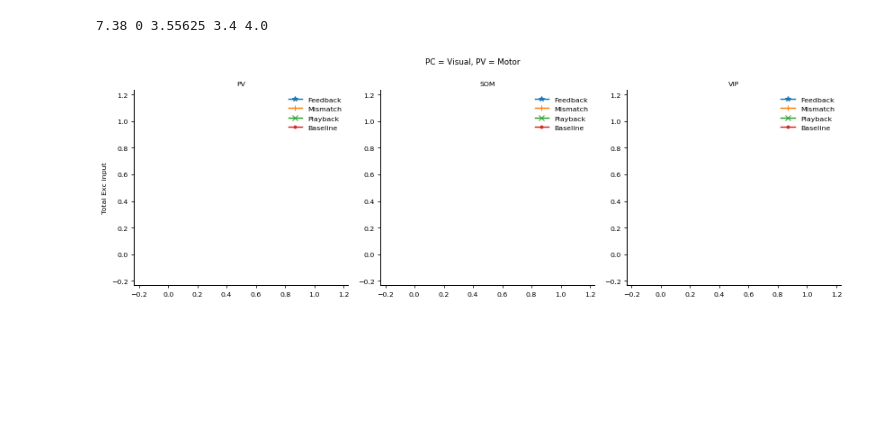
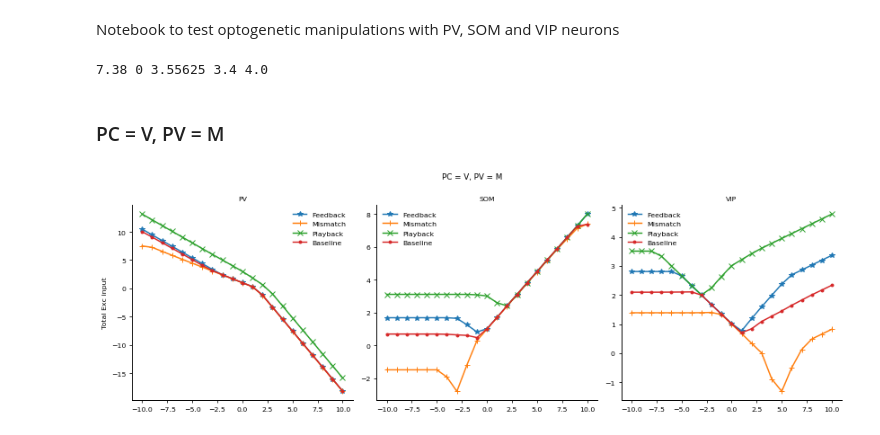
Before and after one commit to ParvN/Positive-prediction-error-circuit, a Jupyter notebook: Optogenetic_manipulations.ipynb, the cells around one changed output. Drawn from its saved outputs; the diff is of its cells as text; code cells hidden in the pictures; blank space fills up the shorter version.

Commit message:
update optogen notebook to add different configurations of input and  their results

```diff
--- a/Optogenetic_manipulations.ipynb
+++ b/Optogenetic_manipulations.ipynb
@@ -1,3 +1,5 @@
+# %% [markdown]
+Notebook to test optogenetic manipulations with PV, SOM and VIP neurons
 # %%
 import numpy as np
 import math
@@ -90,7 +92,7 @@ eta_dict['η3'] = 1e-7
 eta_dict['η4'] = 1e-7
 
 flag_dict['test'] = 1
-flag_dict['opto_gen'] = 0
+flag_dict['opto_gen'] = 1
 flag_dict['neuron_flag'] = 0
 flag_dict['opto_val'] = 0
 # %% [output]
@@ -98,43 +105,37 @@ flag_dict['opto_val'] = 0
+# %% [markdown]
+### PC = V, PV = M
 # %%
+stim_dict['Ve']     = 1
+stim_dict['Vp']     = 0
+stim_dict['Mp']     = 1
+
 opt_vals = np.arange(-10,11,1)
 neuron_flags = [0,1,2]
-x = 10000
+x = 200
 op_array = np.zeros((4,len(neuron_flags),len(opt_vals)))
 for i in range(len(opt_vals)):
     test=True
     opto_gen = True
     opto_val = opt_vals[i]
+
     flag_dict['opto_val'] = opto_val
     for j in range(len(neuron_flags)):
+        flag_dict['neuron_flag'] = neuron_flags[j]
         rates,weights = Simulate(weight_dict, neurons_dict, rates_dict, stim_dict, eta_dict, flag_dict, stim_params, fixed_inp, rates, weights)
-        I_e = rates['Ie']
-        Ie = np.mean(I_e,axis=1)
+        Ie = rates['Ie']
+
         fb_mean = np.mean(Ie[x:2*x])
         mm_mean = np.mean(Ie[3*x:4*x])
         pb_mean = np.mean(Ie[5*x:6*x])
         bl_mean = (np.mean(Ie[0:x])+np.mean(Ie[2*x:3*x])+np.mean(Ie[4*x:5*x])+np.mean(Ie[6*x:7*x]))/4
 
         op_array[0][j][i] = fb_mean
         op_array[1][j][i] = mm_mean
         op_array[2][j][i] = pb_mean
         op_array[3][j][i] = bl_mean
-
-neurons = ["PV","SOM","VIP"]
-fig,axs = plt.subplots(1,3,figsize=(12,4),dpi=70)
-for i in range(len(axs)):
-
-    axs[i].set_title('%s'%(neurons[i]))
-    axs[i].plot(opt_vals,op_array[0,i],label="Feedback",marker="*")
-    axs[i].plot(opt_vals,op_array[1,i],label="Mismatch",marker="+")
-    axs[i].plot(opt_vals,op_array[2,i],label="Playback",marker="x")
-    axs[i].plot(opt_vals,op_array[3,i],label="Baseline",marker=".")
-    axs[i].legend(loc="best",frameon=False)
-    axs[i].spines['top'].set_visible(False)
-    axs[i].spines['right'].set_visible(False)
-axs[0].set_ylabel("Total Exc input")
-fig.suptitle("PC = Visual, PV = Motor")
-fig.tight_layout()
-plt.subplots_adjust(top=0.85)
-plt.show()
+pc_in = 'V'
+pv_in = 'M'
+filename = 'opto_Exc_inp_PC_V_PV_M.png'
+plot_opto_exc_input(opt_vals, op_array, pc_in, pv_in, filename)
 # %% [output]
-[figure, old version]
+[figure, new version]
```
Also changed, not shown: parts of 7 cells of this notebook.
